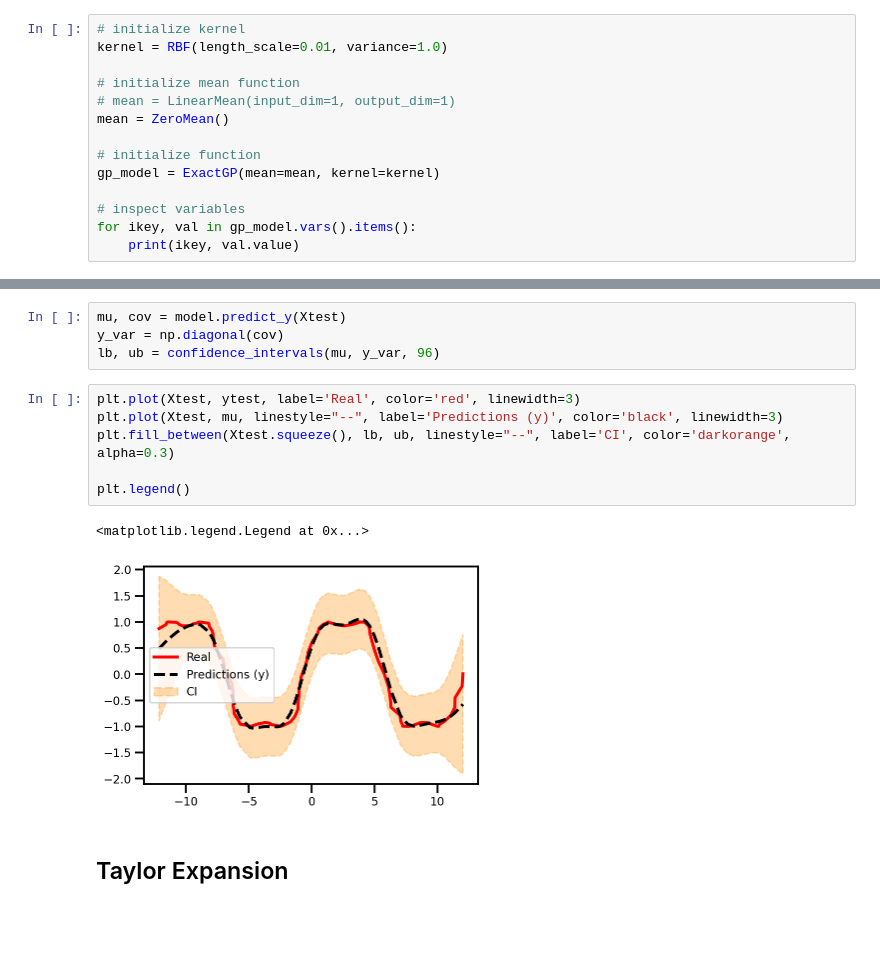
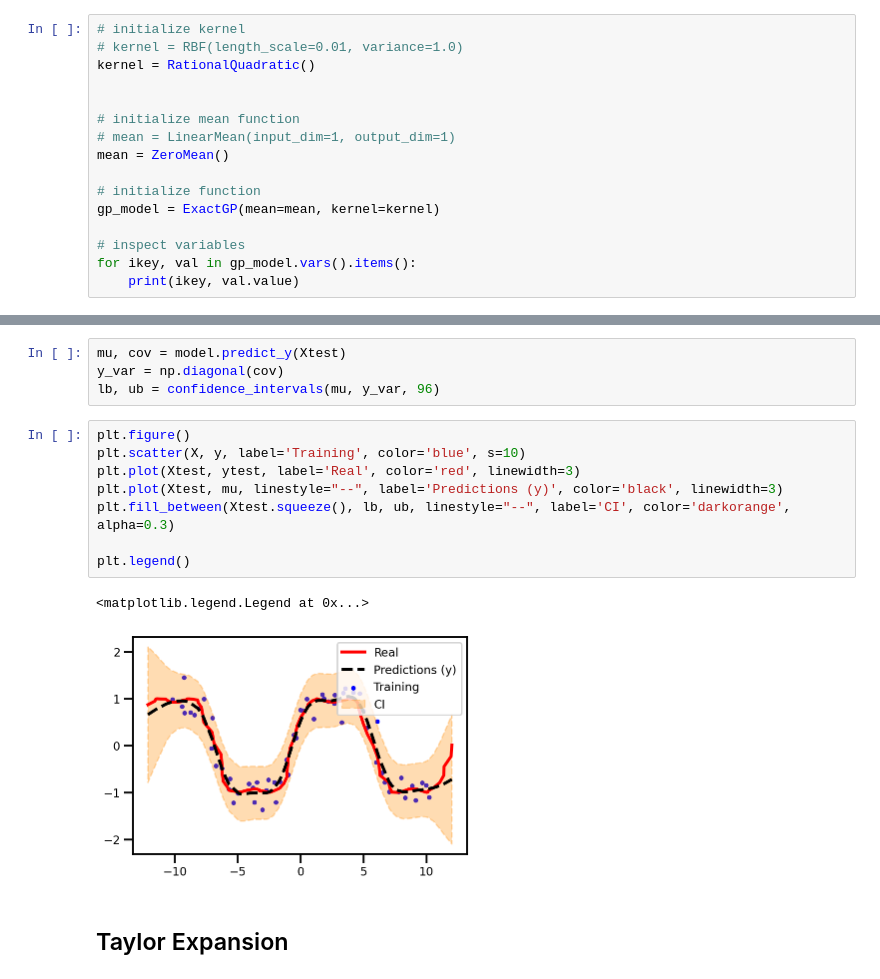
Before and after one commit to IPL-UV/jaxkern, a Jupyter notebook: notebooks/uncategorized/gps/uncertain_taylor.ipynb, the cells around one changed output, grey strips where cells are left out. Drawn from its saved outputs; the diff is of its cells as text; blank space fills up the shorter version.

```diff
--- a/notebooks/uncategorized/gps/uncertain_taylor.ipynb
+++ b/notebooks/uncategorized/gps/uncertain_taylor.ipynb
@@ -50,7 +55,9 @@ plt.plot(Xtest, ytest)
 ## Model
 # %%
 # initialize kernel
-kernel = RBF(length_scale=0.01, variance=1.0)
+# kernel = RBF(length_scale=0.01, variance=1.0)
+kernel = RationalQuadratic()
+
 
 # initialize mean function
 # mean = LinearMean(input_dim=1, output_dim=1)
@@ -126,14 +137,16 @@ mu, cov = model.predict_y(Xtest)
 y_var = np.diagonal(cov)
 lb, ub = confidence_intervals(mu, y_var, 96)
 # %%
+plt.figure()
+plt.scatter(X, y, label='Training', color='blue', s=10)
 plt.plot(Xtest, ytest, label='Real', color='red', linewidth=3)
 plt.plot(Xtest, mu, linestyle="--", label='Predictions (y)', color='black', linewidth=3)
 plt.fill_between(Xtest.squeeze(), lb, ub, linestyle="--", label='CI', color='darkorange', alpha=0.3)
 
 plt.legend()
 # %% [output]
 <matplotlib.legend.Legend at 0x...>
-[figure, old version]
+[figure, new version]
 # %% [markdown]
 ## Taylor Expansion
 # %%
```
Also changed, not shown: parts of 12 cells of this notebook, 2 other files.
